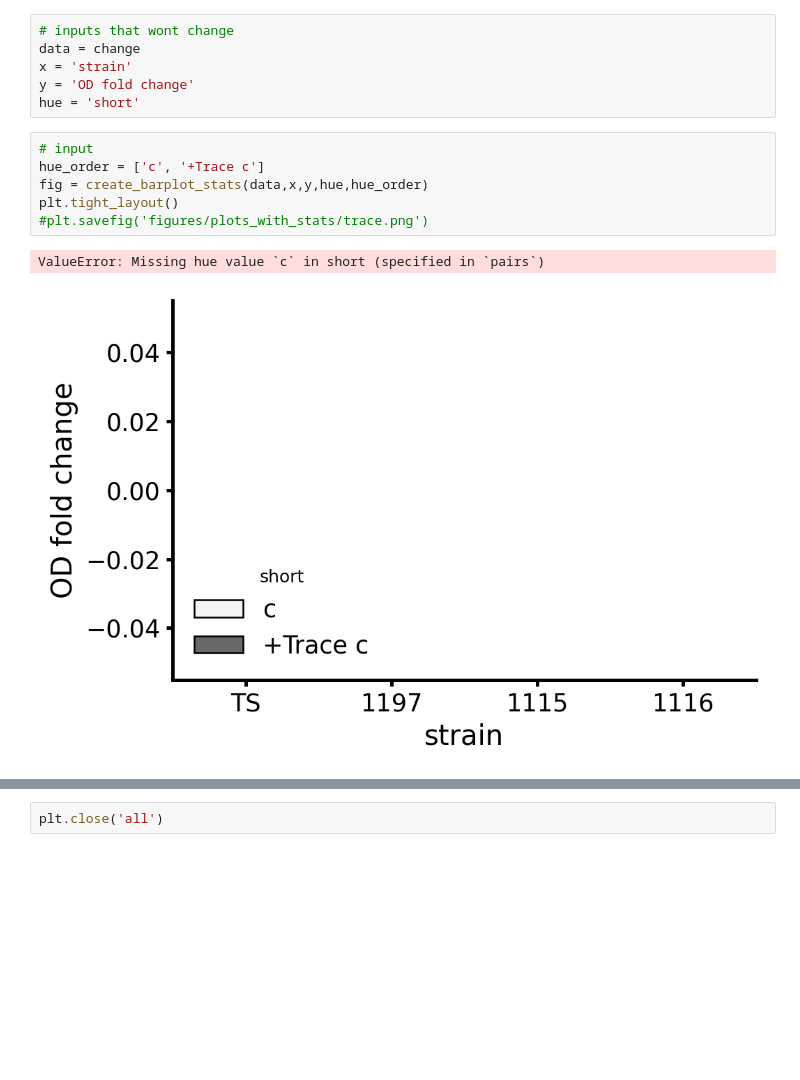
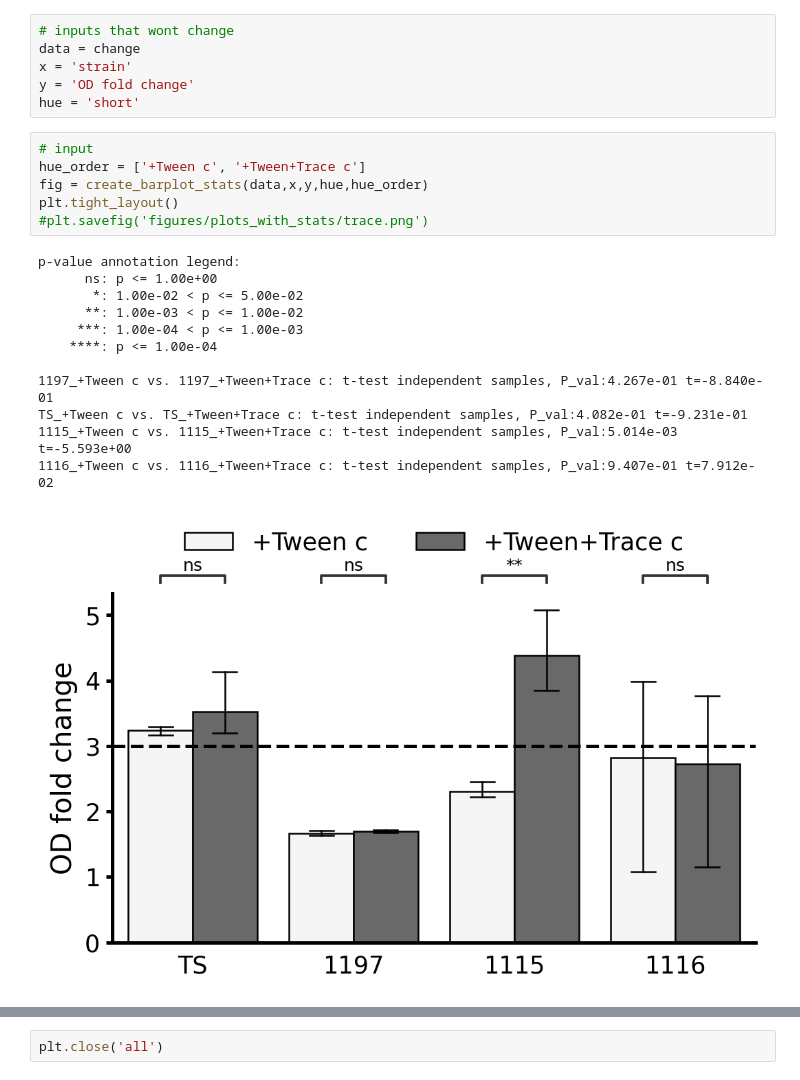
Before and after one commit to draeger-lab/C_striatum_wetlab, a Jupyter notebook: binary_growth_phenotypes/code/binary_eval.ipynb, the cells around one changed output, grey strips where cells are left out. Saved outputs shown, nothing was run; the diff lists cells and outputs as text; blank space fills up the shorter version.

```diff
--- a/binary_growth_phenotypes/code/binary_eval.ipynb
+++ b/binary_growth_phenotypes/code/binary_eval.ipynb
@@ -122,11 +122,21 @@ y = 'OD fold change'
 hue = 'short'
 # %%
 # input
-hue_order = ['c', '+Trace c']
+hue_order = ['+Tween c', '+Tween+Trace c']
 fig = create_barplot_stats(data,x,y,hue,hue_order)
 plt.tight_layout()
 #plt.savefig('figures/plots_with_stats/trace.png')
 # %% [output]
-ValueError: Missing hue value `c` in short (specified in `pairs`)
+p-value annotation legend:
+      ns: p <= 1.00e+00
+       *: 1.00e-02 < p <= 5.00e-02
+      **: 1.00e-03 < p <= 1.00e-02
+     ***: 1.00e-04 < p <= 1.00e-03
+    ****: p <= 1.00e-04
+
+1197_+Tween c vs. 1197_+Tween+Trace c: t-test independent samples, P_val:4.267e-01 t=-8.840e-01
+TS_+Tween c vs. TS_+Tween+Trace c: t-test independent samples, P_val:4.082e-01 t=-9.231e-01
+1115_+Tween c vs. 1115_+Tween+Trace c: t-test independent samples, P_val:5.014e-03 t=-5.593e+00
+1116_+Tween c vs. 1116_+Tween+Trace c: t-test independent samples, P_val:9.407e-01 t=7.912e-02
-[figure, old version]
+[figure, new version]
 # %%
```
Also changed, not shown: parts of 22 cells of this notebook, 4 other files.
